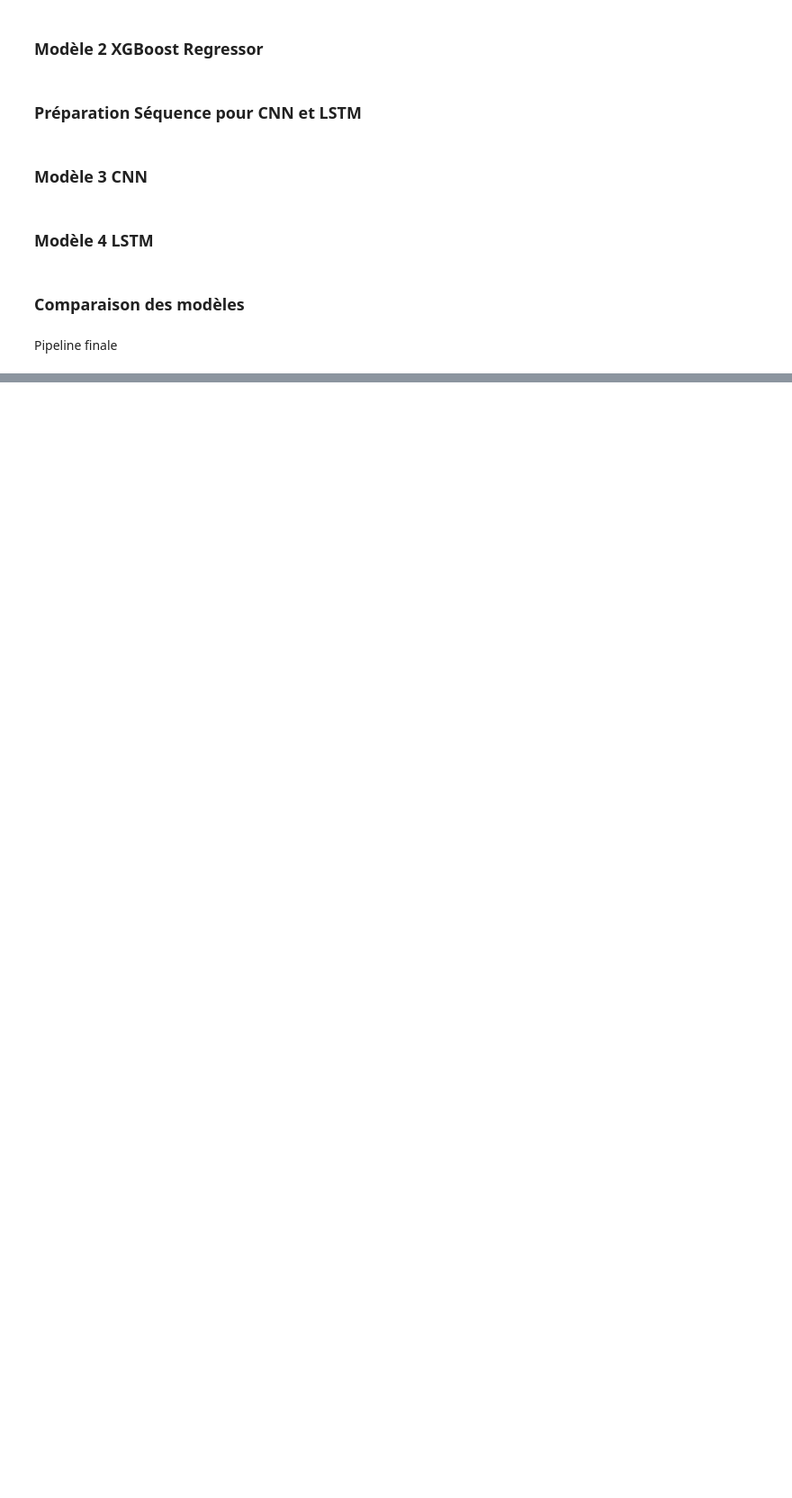
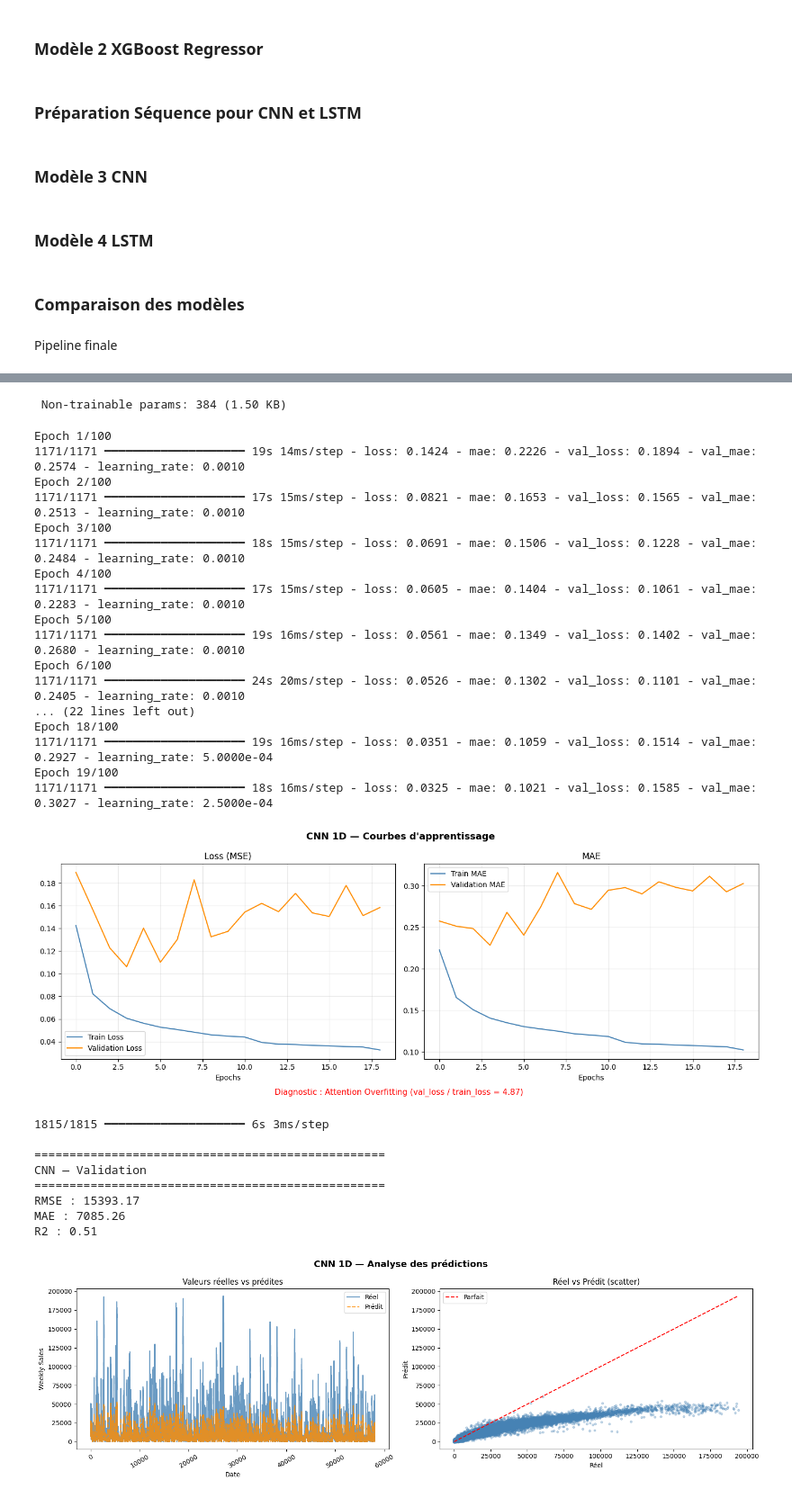
Before and after one commit to Brice92-Analyste/Walmart-Project, a Jupyter notebook: projet.ipynb, the cells around one changed output, grey strips where cells are left out. Shown at 90% size. Drawn from its saved outputs; the diff is of its cells as text; code cells hidden in the pictures; blank space fills up the shorter version.

Commit message:
Modele CNN

```diff
--- a/projet.ipynb
+++ b/projet.ipynb
@@ -1807,0 +1828,7 @@ R2 : 0.97
+# %%
+# --- CNN ---
+cnn_model, scaler_X_cnn, scaler_y_cnn, cnn_metrics = run_cnn(train_df,val_df,
+    X_train, y_train, X_val, y_val, seq_len=8, dates_val=None
+)
+all_metrics.append(cnn_metrics["val"])
+# %% [output]
@@ -1807,0 +1861,28 @@ R2 : 0.97
+ Non-trainable params: 384 (1.50 KB)
+Epoch 1/100
+1171/1171 ━━━━━━━━━━━━━━━━━━━━ 19s 14ms/step - loss: 0.1424 - mae: 0.2226 - val_loss: 0.1894 - val_mae: 0.2574 - learning_rate: 0.0010
+Epoch 2/100
+1171/1171 ━━━━━━━━━━━━━━━━━━━━ 17s 15ms/step - loss: 0.0821 - mae: 0.1653 - val_loss: 0.1565 - val_mae: 0.2513 - learning_rate: 0.0010
+Epoch 3/100
+1171/1171 ━━━━━━━━━━━━━━━━━━━━ 18s 15ms/step - loss: 0.0691 - mae: 0.1506 - val_loss: 0.1228 - val_mae: 0.2484 - learning_rate: 0.0010
+Epoch 4/100
+1171/1171 ━━━━━━━━━━━━━━━━━━━━ 17s 15ms/step - loss: 0.0605 - mae: 0.1404 - val_loss: 0.1061 - val_mae: 0.2283 - learning_rate: 0.0010
+Epoch 5/100
+1171/1171 ━━━━━━━━━━━━━━━━━━━━ 19s 16ms/step - loss: 0.0561 - mae: 0.1349 - val_loss: 0.1402 - val_mae: 0.2680 - learning_rate: 0.0010
+Epoch 6/100
+1171/1171 ━━━━━━━━━━━━━━━━━━━━ 24s 20ms/step - loss: 0.0526 - mae: 0.1302 - val_loss: 0.1101 - val_mae: 0.2405 - learning_rate: 0.0010
+... (22 lines left out)
+Epoch 18/100
+1171/1171 ━━━━━━━━━━━━━━━━━━━━ 19s 16ms/step - loss: 0.0351 - mae: 0.1059 - val_loss: 0.1514 - val_mae: 0.2927 - learning_rate: 5.0000e-04
+Epoch 19/100
+1171/1171 ━━━━━━━━━━━━━━━━━━━━ 18s 16ms/step - loss: 0.0325 - mae: 0.1021 - val_loss: 0.1585 - val_mae: 0.3027 - learning_rate: 2.5000e-04
+[figure, added]
+1815/1815 ━━━━━━━━━━━━━━━━━━━━ 6s 3ms/step
+
+==================================================
+CNN — Validation
+==================================================
+RMSE : 15393.17
+MAE : 7085.26
+R2 : 0.51
+[figure, added]
```
Also changed, not shown: parts of 18 cells of this notebook.
